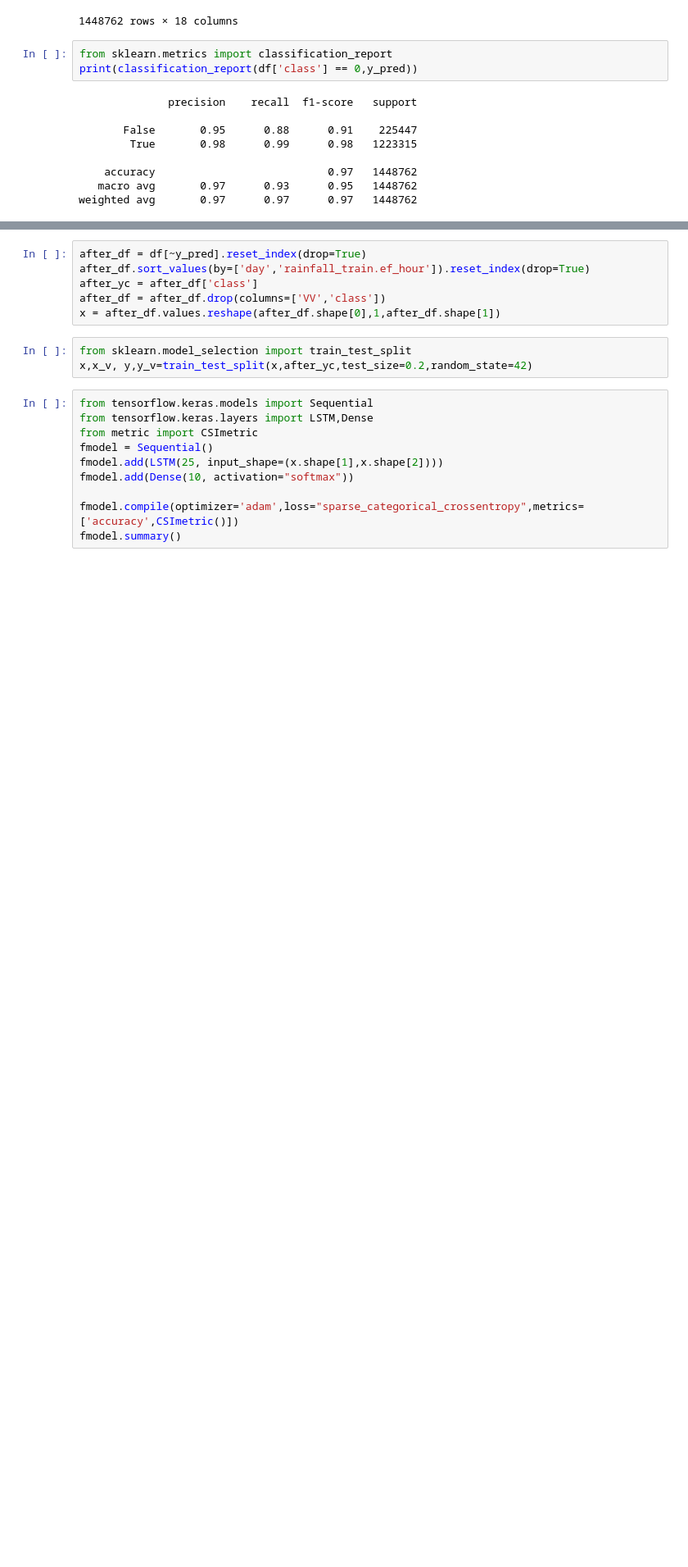
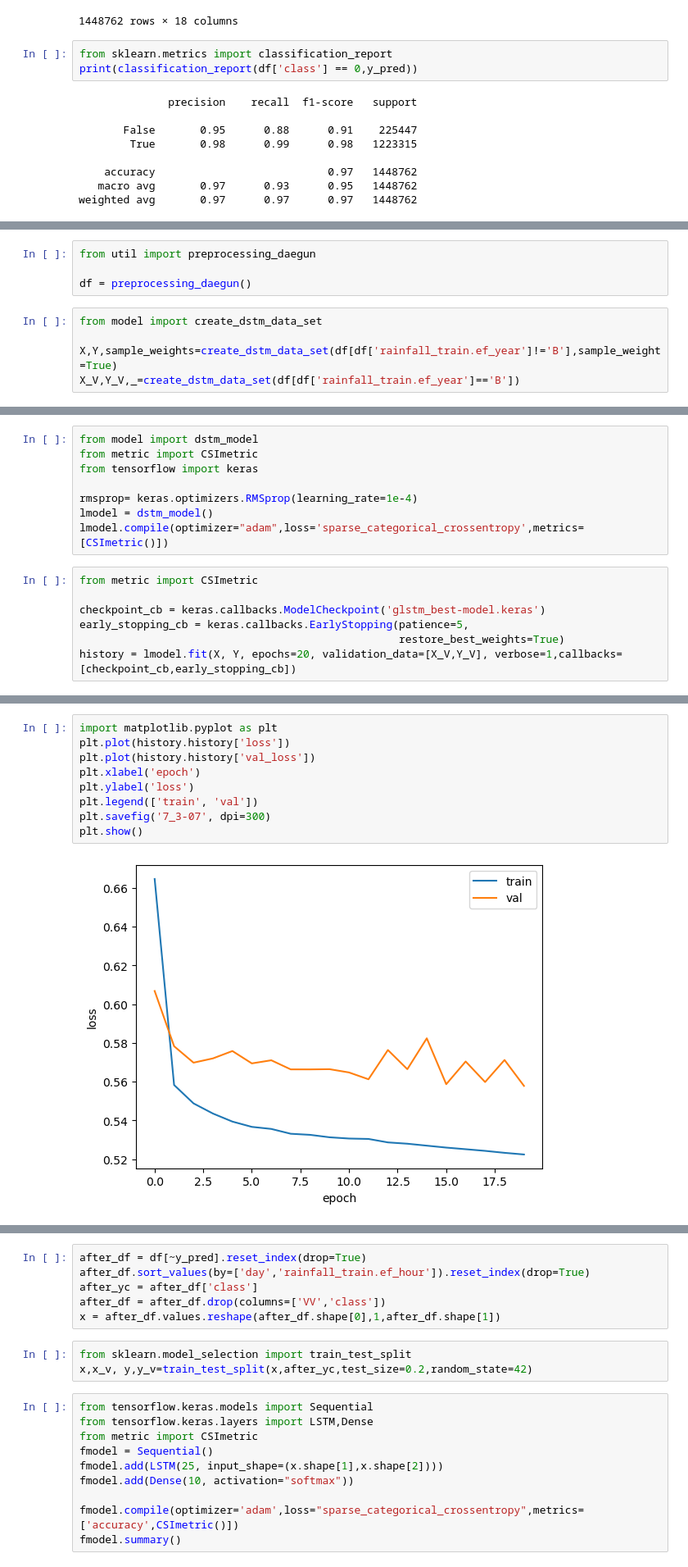
Before and after one commit to Abel3005/TSI, a Jupyter notebook: Model.ipynb, the cells around one changed output, grey strips where cells are left out. Shown at 82% size. Drawn from its saved outputs; the diff is of its cells as text; blank space fills up the shorter version.

```diff
--- a/Model.ipynb
+++ b/Model.ipynb
@@ -385,0 +385,9 @@ weighted avg       0.97      0.97      0.97   1448762
+# %%
+from util import preprocessing_daegun
+
+df = preprocessing_daegun()
+# %%
+from model import create_dstm_data_set
+
+X,Y,sample_weights=create_dstm_data_set(df[df['rainfall_train.ef_year']!='B'],sample_weight=True)
+X_V,Y_V,_=create_dstm_data_set(df[df['rainfall_train.ef_year']=='B'])
@@ -385,0 +410,15 @@ weighted avg       0.97      0.97      0.97   1448762
+# %%
+from model import dstm_model
+from metric import CSImetric
+from tensorflow import keras
+
+rmsprop= keras.optimizers.RMSprop(learning_rate=1e-4)
+lmodel = dstm_model()
+lmodel.compile(optimizer="adam",loss='sparse_categorical_crossentropy',metrics=[CSImetric()])
+# %%
+from metric import CSImetric
+
+checkpoint_cb = keras.callbacks.ModelCheckpoint('glstm_best-model.keras')
+early_stopping_cb = keras.callbacks.EarlyStopping(patience=5,
+                                                  restore_best_weights=True)
+history = lmodel.fit(X, Y, epochs=20, validation_data=[X_V,Y_V], verbose=1,callbacks=[checkpoint_cb,early_stopping_cb])
@@ -385,0 +445,11 @@ weighted avg       0.97      0.97      0.97   1448762
+# %%
+import matplotlib.pyplot as plt
+plt.plot(history.history['loss'])
+plt.plot(history.history['val_loss'])
+plt.xlabel('epoch')
+plt.ylabel('loss')
+plt.legend(['train', 'val'])
+plt.savefig('7_3-07', dpi=300)
+plt.show()
+# %% [output]
+[figure, added]
```
Also changed, not shown: parts of 15 cells of this notebook, 11 other files.
